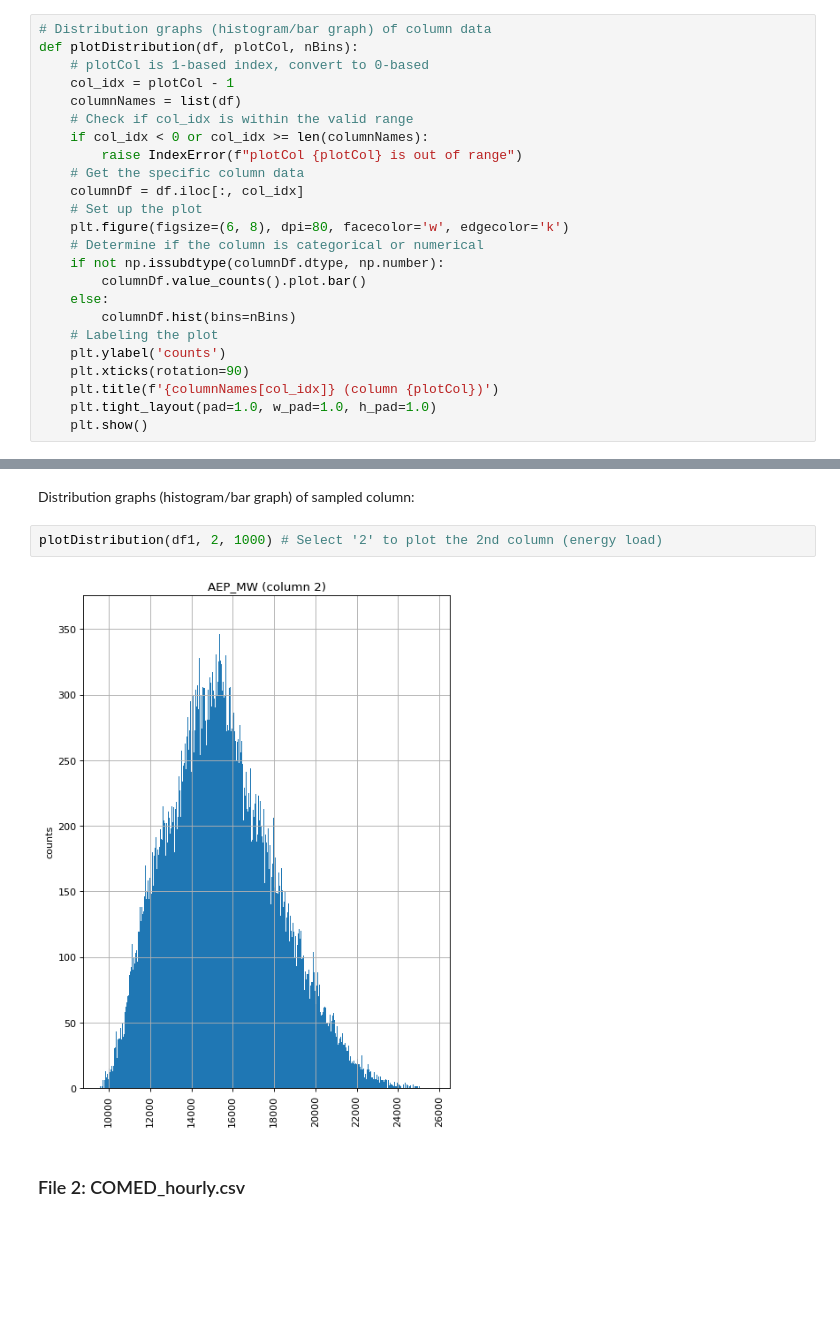
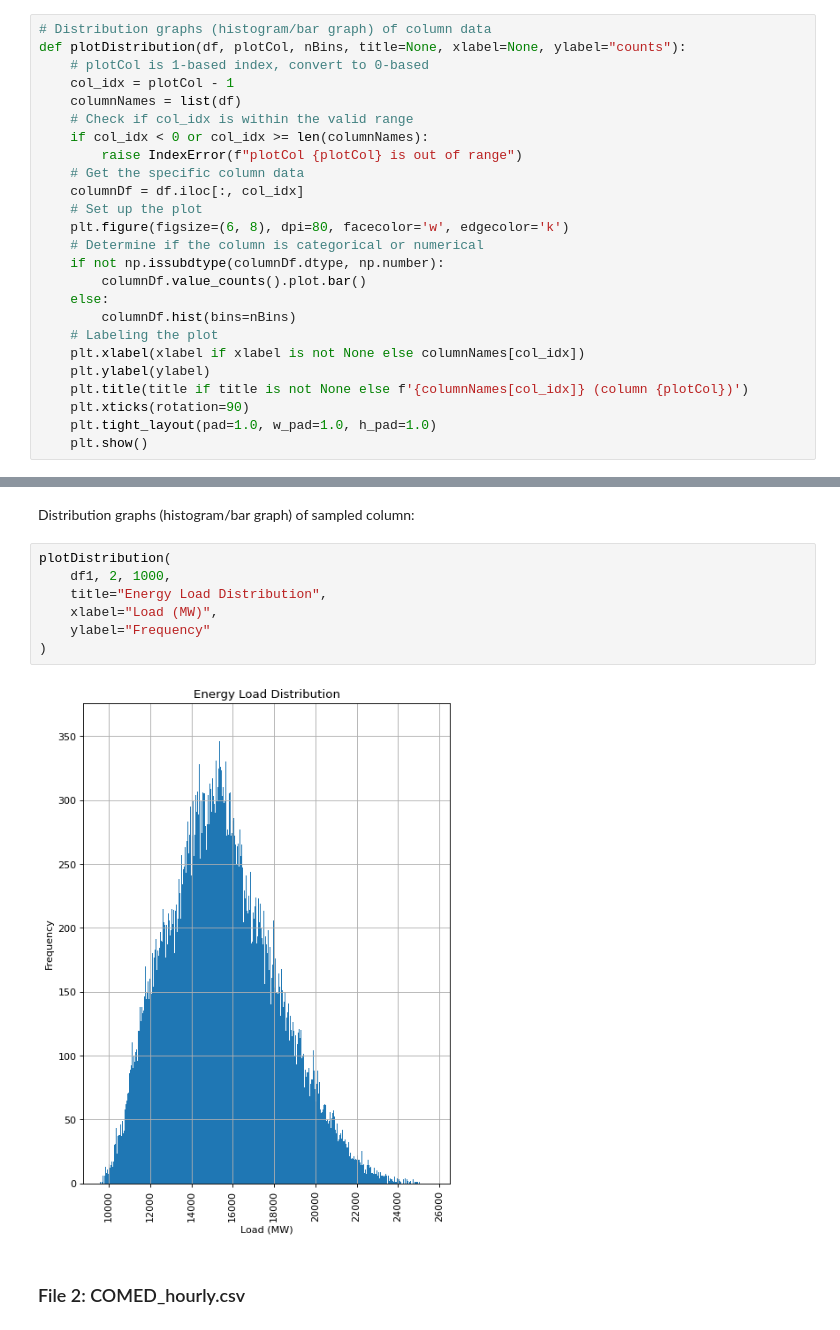
Before and after one commit to PaoloPichini/energy-load-MLP, a Jupyter notebook: energy-load-MLP.ipynb, the cells around one changed output, grey strips where cells are left out. Drawn from its saved outputs; the diff is of its cells as text; blank space fills up the shorter version.

Commit message:
labels added to plot function

```diff
--- a/energy-load-MLP.ipynb
+++ b/energy-load-MLP.ipynb
@@ -63,7 +63,7 @@ print(os.listdir(path))
 This function selects one of the column (e.g. load values in MW) and plots its value distribution
 # %%
 # Distribution graphs (histogram/bar graph) of column data
-def plotDistribution(df, plotCol, nBins):
+def plotDistribution(df, plotCol, nBins, title=None, xlabel=None, ylabel="counts"):
     # plotCol is 1-based index, convert to 0-based
     col_idx = plotCol - 1
     columnNames = list(df)
@@ -80,9 +80,10 @@ def plotDistribution(df, plotCol, nBins):
     else:
         columnDf.hist(bins=nBins)
     # Labeling the plot
-    plt.ylabel('counts')
+    plt.xlabel(xlabel if xlabel is not None else columnNames[col_idx])
+    plt.ylabel(ylabel)
+    plt.title(title if title is not None else f'{columnNames[col_idx]} (column {plotCol})')
     plt.xticks(rotation=90)
-    plt.title(f'{columnNames[col_idx]} (column {plotCol})')
     plt.tight_layout(pad=1.0, w_pad=1.0, h_pad=1.0)
     plt.show()
 # %% [markdown]
@@ -111,10 +112,15 @@ df1.head(5)
 | 4 | 2004-12-31 05:00:00 | 12670.0 |
 # %% [markdown]
 Distribution graphs (histogram/bar graph) of sampled column:
-# %%
-plotDistribution(df1, 2, 1000) # Select '2' to plot the 2nd column (energy load)
-# %% [output]
-[figure, removed]
+# %%
+plotDistribution(
+    df1, 2, 1000,
+    title="Energy Load Distribution",
+    xlabel="Load (MW)",
+    ylabel="Frequency"
+)
+# %% [output]
+[figure, added]
 # %% [markdown]
 ### File 2: COMED_hourly.csv
 # %%
```
Also changed, not shown: 1 other file.
